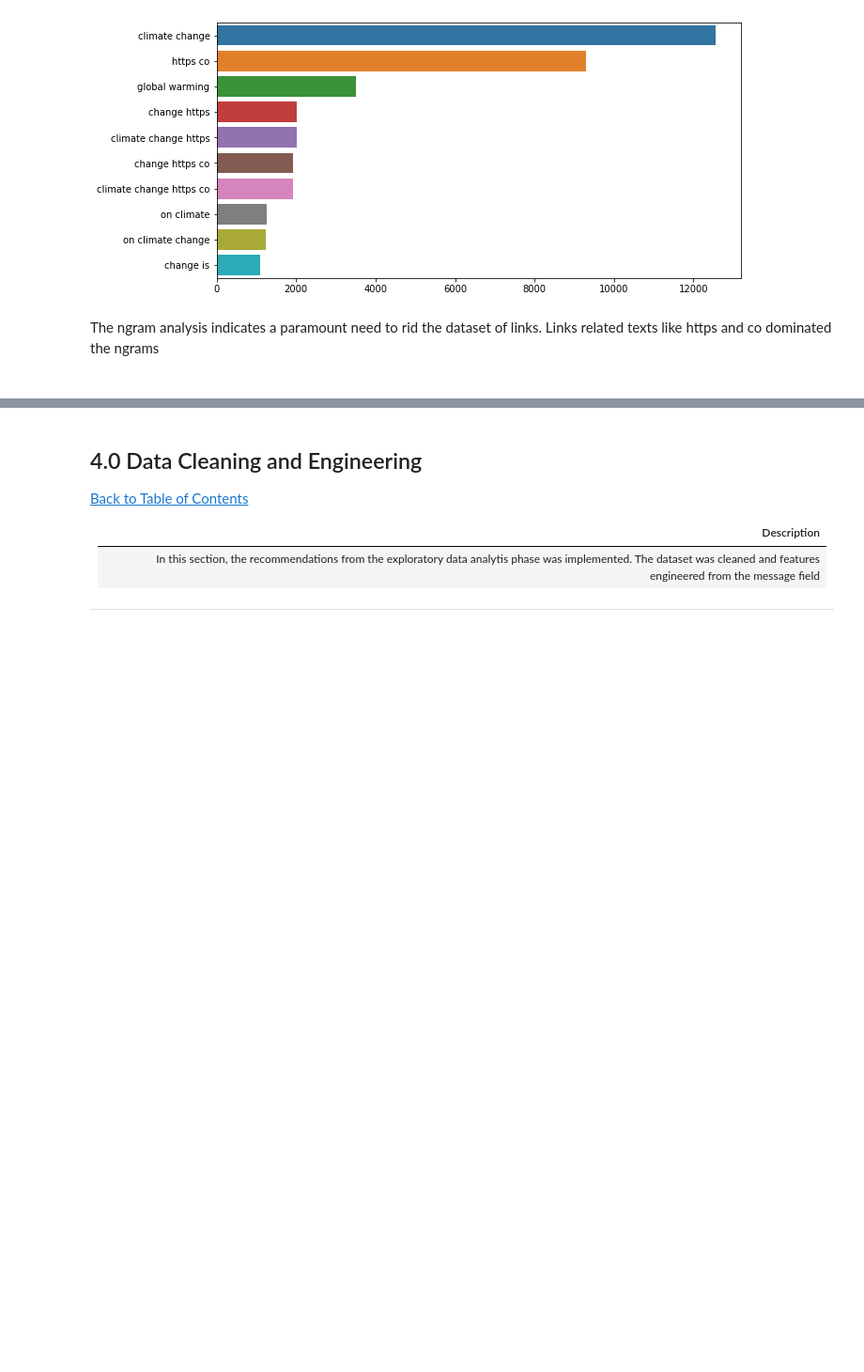
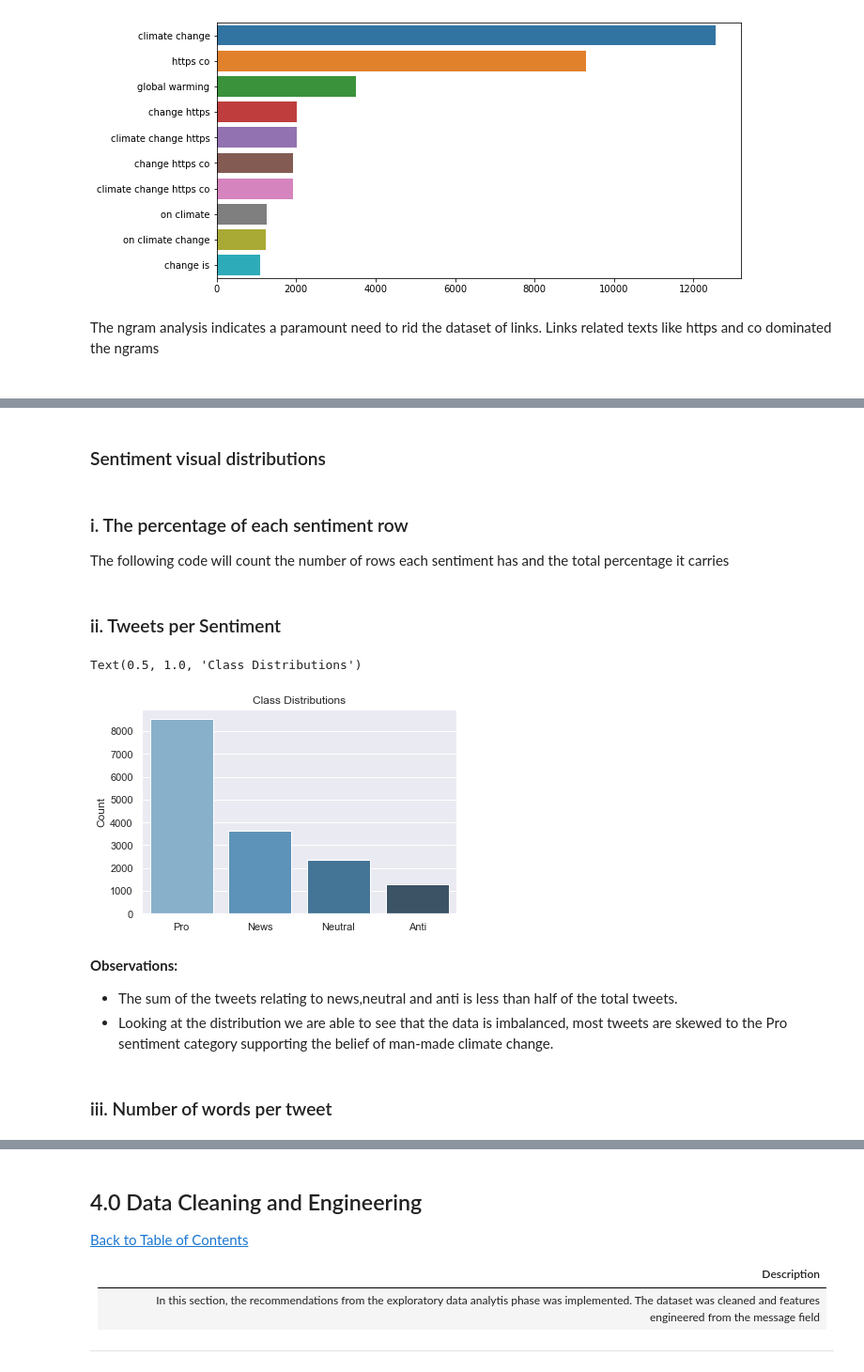
Before and after one commit to Abdul4code/Climate-change-analysis-Team_ZF2, a Jupyter notebook: ZF2_Classification.ipynb, the cells around one changed output, grey strips where cells are left out. Shown: that part at 94% size. Drawn from its saved outputs; the diff is of its cells as text; code cells hidden in the pictures; blank space fills up the shorter version.

```diff
--- a/ZF2_Classification.ipynb
+++ b/ZF2_Classification.ipynb
@@ -98,10 +324,10 @@ from sklearn.neural_network import MLPClassifier
 | The training and testing datasets are loaded from the `train` and `test_with_no_labels` csv files into respective DataFrames. Both datasets accompany this notebook and are available in the data subfolder. |
 # %%
 # read train dataset
-df_train = pd.read_csv('data/train.csv')
+df_train = pd.read_csv('train.csv')
 
 # read test dataset
-df_test = pd.read_csv('data/test_with_no_labels.csv')
+df_test = pd.read_csv('test_with_no_labels.csv')
 # %% [markdown]
 For this project, Pandas library will be used to access and manipulate the datasets. Hence, the training and testing datasets are loaded using the pandas <a href="https://pandas.pydata.org/docs/reference/api/pandas.read_csv.html"> read_csv</a> method. The read_csv method returns a dataframe. Dataframe is a native data structure of the Pandas library which provides easier and visually appealling means of handling data. <br ><br>
 # %% [markdown]
@@ -364,0 +662,35 @@ The ngram analysis indicates a paramount need to rid the dataset of links. Links
+# %% [markdown]
+###  Sentiment visual distributions
+# %%
+#make a copy of the train dataset
+
+train1 = df_train.copy()
+# %% [markdown]
+###  i. The percentage of each sentiment row
+
+The following code will count the number of rows each sentiment has and the total percentage it carries
+# %% [markdown]
+### ii. Tweets per Sentiment
+# %%
+'''
+We calculate the number of tweets per Sentiment,
+
+we then plot the class distributions results'''
+
+# Number of tweets per sentiment
+class_distribution = pd.DataFrame(list(train1['sentiment'].value_counts()),
+                          index=['Pro', 'News', 'Neutral', 'Anti'],
+                          columns=['Count'])
+sns.set()
+sns.barplot(x=class_distribution.index, y=class_distribution.Count,
+           palette="Blues_d")
+plt.title('Class Distributions')
+# %% [output]
+Text(0.5, 1.0, 'Class Distributions')
+[figure, added]
+# %% [markdown]
+**Observations:**
+* The sum of the tweets relating to news,neutral and anti is less than half of the total tweets.
+* Looking at the distribution we are able to see that the data is imbalanced, most tweets are skewed to the Pro sentiment category supporting the belief of man-made climate change.
+# %% [markdown]
+### iii. Number of words per tweet
```
Also changed, not shown: parts of 58 cells of this notebook.
